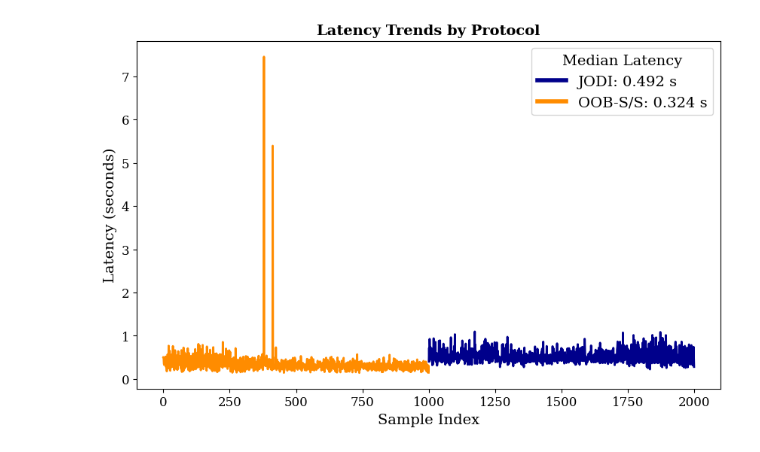
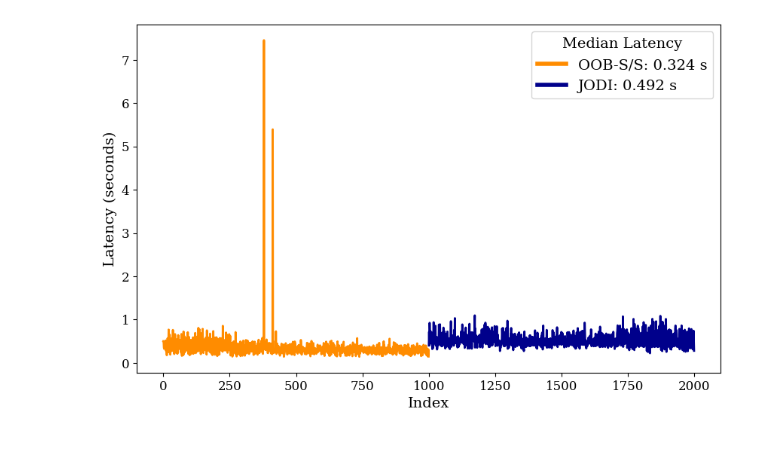
Before and after one commit to lokingdav/jodi, a Jupyter notebook: cpex/prototype/experiments/results/scripts/exp3-lat.ipynb, the cells around one changed output. Saved outputs shown, nothing was run; the diff lists cells and outputs as text; code cells hidden in the pictures.

Commit message:
Added results for chart 3

```diff
--- a/cpex/prototype/experiments/results/scripts/exp3-lat.ipynb
+++ b/cpex/prototype/experiments/results/scripts/exp3-lat.ipynb
@@ -16,12 +16,6 @@ df = pd.read_csv("../experiment-3.csv")
 
 # Convert latency from milliseconds to seconds
 df["latency"] = df["latency"] / 1000
-
-# --------------------------------------------------------
-# REMOVE these two lines so you do NOT overwrite protocols:
-# df = df.iloc[:2000].copy().reset_index(drop=True)
-# df["protocol"] = [oobss] * 1000 + [jodi] * 1000
-# --------------------------------------------------------
 
 # Define color palette for each protocol
 color_palette = {jodi: "darkblue", oobss: "darkorange"}
@@ -33,37 +27,37 @@ plt.figure(figsize=(10, 6))
 for protocol in [oobss, jodi]:
     subset = df[df["protocol"] == protocol]
     plt.plot(subset.index,
              subset["latency"],
              label=protocol.upper(),
              color=color_palette[protocol],
              linewidth=2)
 
 # Compute median latency for each protocol
 median_values = df.groupby("protocol")["latency"].median()
 
 # Create a custom legend showing median latency
 handles = [
     plt.Line2D([0], [0],
+               color=color_palette[oobss],
+               lw=4,
+               label=f"{oobss.upper()}: {median_values[oobss]:.3f} s"),
+    plt.Line2D([0], [0],
                color=color_palette[jodi],
                lw=4,
                label=f"{jodi.upper()}: {median_values[jodi]:.3f} s"),
-    plt.Line2D([0], [0],
-               color=color_palette[oobss],
-               lw=4,
-               label=f"{oobss.upper()}: {median_values[oobss]:.3f} s"),
 ]
 plt.legend(handles=handles, title="Median Latency", title_fontsize="14", fontsize="14")
 
 # Labels and title
-plt.title("Latency Trends by Protocol", fontsize=14, fontweight='bold')
-plt.xlabel("Sample Index", fontsize=14)
+# plt.title("Latency Trends by Protocol", fontsize=14, fontweight='bold')
+plt.xlabel("Index", fontsize=14)
 plt.ylabel("Latency (seconds)", fontsize=14)
 
 # Save as high-resolution PDF
 pdf_path = "../charts/latency_line_by_index.pdf"
 plt.savefig(pdf_path, format="pdf", dpi=300, bbox_inches="tight")
 
 # Display the plot
 plt.show()
 # %% [output]
-[figure, old version]
+[figure, new version]
```
Also changed, not shown: 1 other file.
